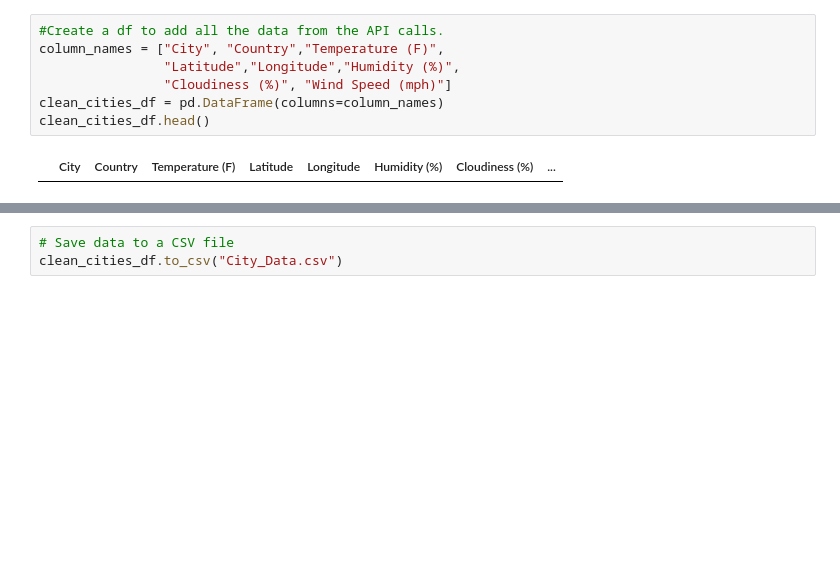
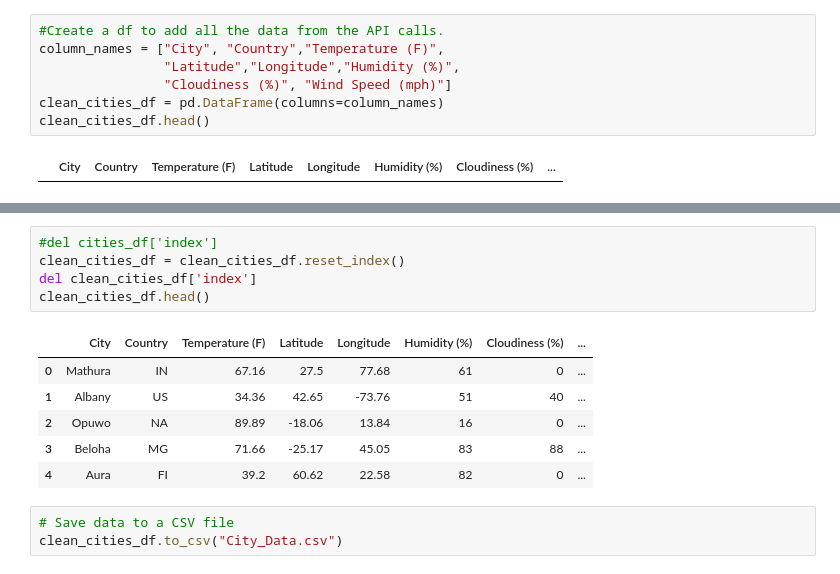
Before and after one commit to ggupta619/WeatherPy, a Jupyter notebook: WeatherPy.ipynb, the cells around one changed output, grey strips where cells are left out. Drawn from its saved outputs; the diff is of its cells as text; blank space fills up the shorter version.

```diff
--- a/WeatherPy.ipynb
+++ b/WeatherPy.ipynb
@@ -124,3 +123,15 @@ clean_cities_df
+# %%
+#del cities_df['index']
+clean_cities_df = clean_cities_df.reset_index()
+del clean_cities_df['index']
+clean_cities_df.head()
+# %% [output]
+|  | City | Country | Temperature (F) | Latitude | Longitude | Humidity (%) | Cloudiness (%) | ... |
+| 0 | Mathura | IN | 67.16 | 27.5 | 77.68 | 61 | 0 | ... |
+| 1 | Albany | US | 34.36 | 42.65 | -73.76 | 51 | 40 | ... |
+| 2 | Opuwo | NA | 89.89 | -18.06 | 13.84 | 16 | 0 | ... |
+| 3 | Beloha | MG | 71.66 | -25.17 | 45.05 | 83 | 88 | ... |
+| 4 | Aura | FI | 39.2 | 60.62 | 22.58 | 82 | 0 | ... |
 # %%
 # Save data to a CSV file
 clean_cities_df.to_csv("City_Data.csv")
```
Also changed, not shown: parts of 4 cells of this notebook.
